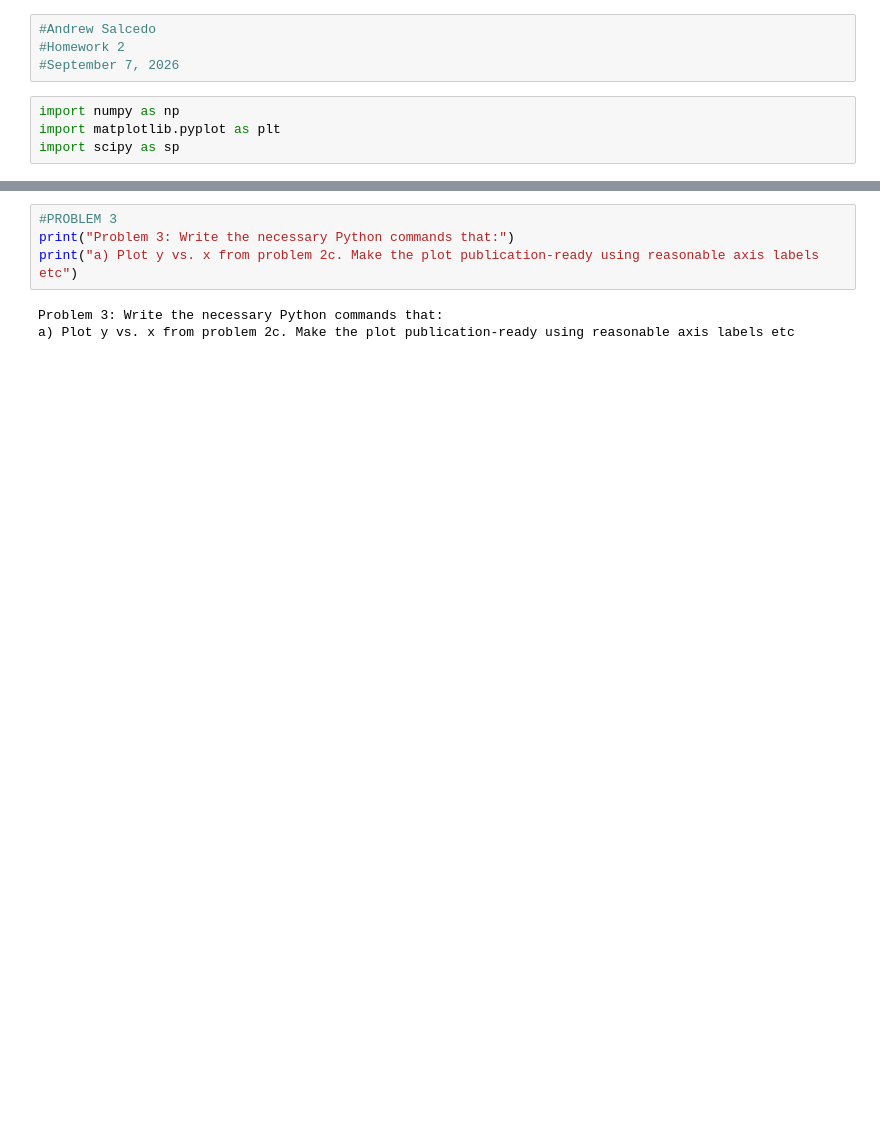
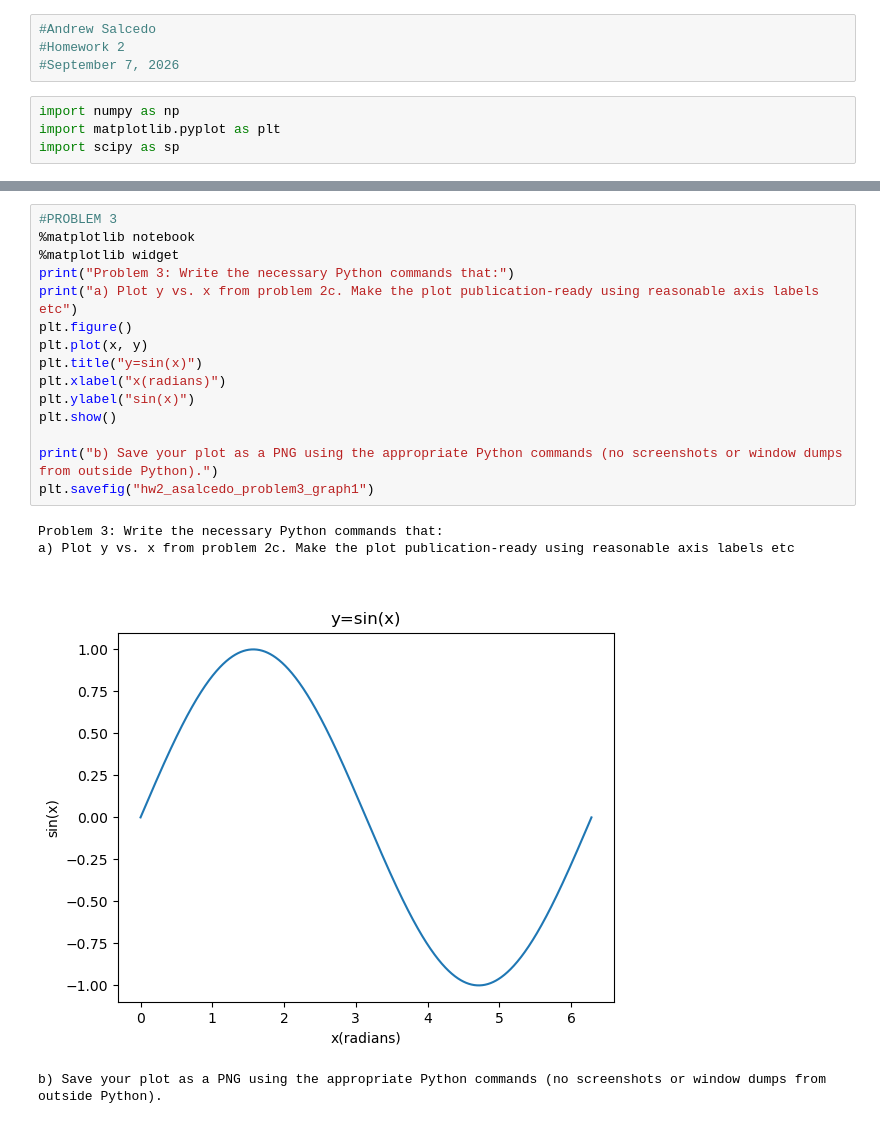
Before and after one commit to AndrewSalcedo13/ast4762, a Jupyter notebook: hw_asalcedo/hw2_asalcedo/hw2_asalcedo.ipynb, the cells around one changed output, grey strips where cells are left out. Cells and saved outputs as stored; diff of their text form; blank space fills up the shorter version.

```diff
--- a/hw_asalcedo/hw2_asalcedo/hw2_asalcedo.ipynb
+++ b/hw_asalcedo/hw2_asalcedo/hw2_asalcedo.ipynb
@@ -51,8 +51,21 @@ d) Print the value of element 234 of y [Note the difference between the 234th el
 lists and arrays begin at index 0 while elements start at 1,so the 234th element would be at index 233 while element 234 would be atindex 234, they dont have the same position
 # %%
 #PROBLEM 3
+%matplotlib notebook
+%matplotlib widget
 print("Problem 3: Write the necessary Python commands that:")
 print("a) Plot y vs. x from problem 2c. Make the plot publication-ready using reasonable axis labels etc")
+plt.figure()
+plt.plot(x, y)
+plt.title("y=sin(x)")
+plt.xlabel("x(radians)")
+plt.ylabel("sin(x)")
+plt.show()
+
+print("b) Save your plot as a PNG using the appropriate Python commands (no screenshots or window dumps from outside Python).")
+plt.savefig("hw2_asalcedo_problem3_graph1")
 # %% [output]
 Problem 3: Write the necessary Python commands that:
 a) Plot y vs. x from problem 2c. Make the plot publication-ready using reasonable axis labels etc
+[figure, added]
+b) Save your plot as a PNG using the appropriate Python commands (no screenshots or window dumps from outside Python).
```
Also changed, not shown: parts of 3 cells of this notebook, 6 other files.
